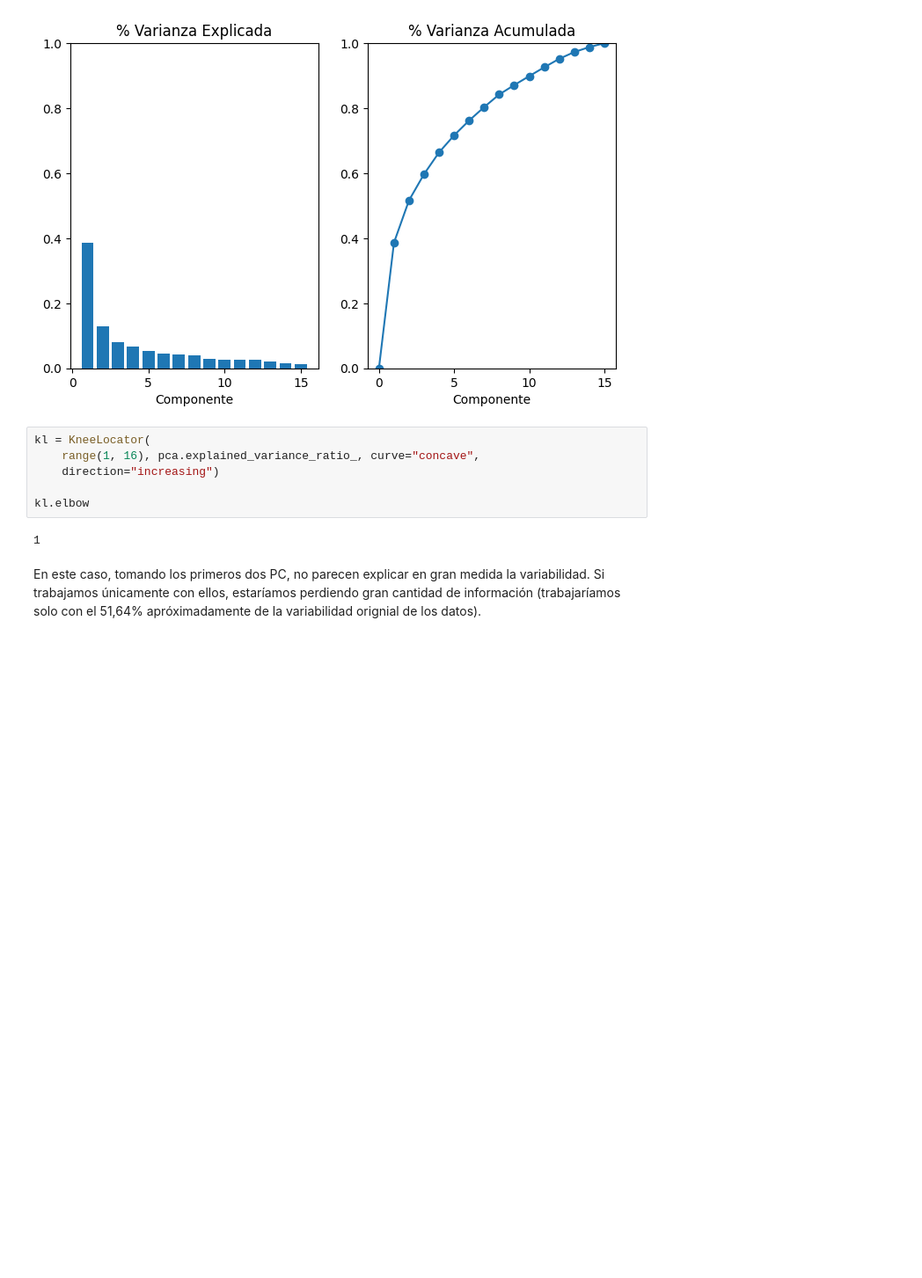
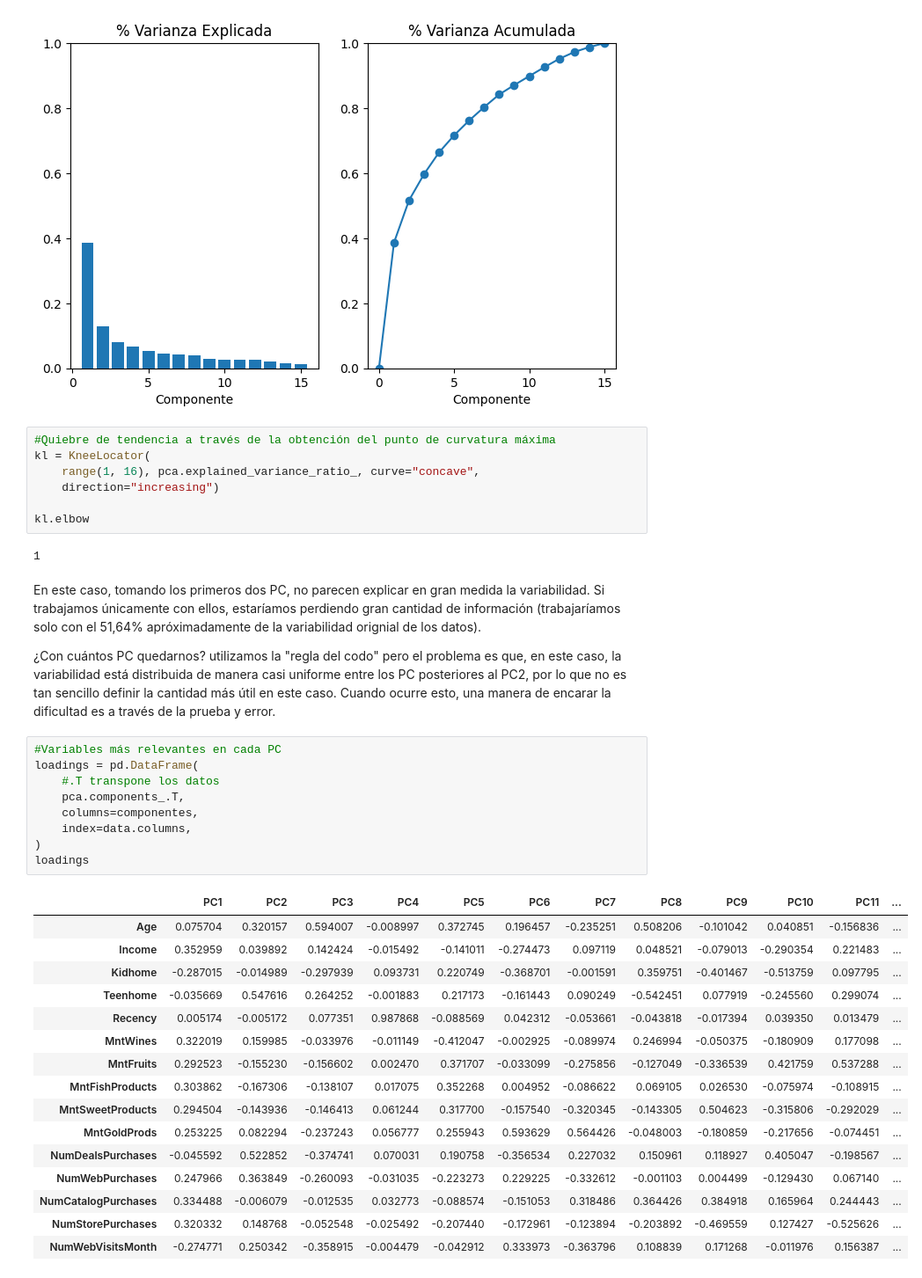
Before and after one commit to DanielIramain/aa-customer-personality-analysis, a Jupyter notebook: IRAMAIN_DANIEL_TP_MANS_2023.ipynb, the cells around one changed output. Shown at 88% size. Saved outputs shown, nothing was run; the diff lists cells and outputs as text; blank space fills up the shorter version.

Commit message:
Loadings

```diff
--- a/IRAMAIN_DANIEL_TP_MANS_2023.ipynb
+++ b/IRAMAIN_DANIEL_TP_MANS_2023.ipynb
@@ -434,6 +431,7 @@ array([<Axes: title={'center': '% Varianza Explicada'}, xlabel='Componente'>,
       dtype=object)
 [figure]
 # %%
+#Quiebre de tendencia a través de la obtención del punto de curvatura máxima
 kl = KneeLocator(
     range(1, 16), pca.explained_variance_ratio_, curve="concave",
     direction="increasing")
@@ -443,6 +441,34 @@ kl.elbow
 1
 # %% [markdown]
 En este caso, tomando los primeros dos PC, no parecen explicar en gran medida la variabilidad. Si trabajamos únicamente con ellos, estaríamos perdiendo gran cantidad de información (trabajaríamos solo con el 51,64% apróximadamente de la variabilidad orignial de los datos).
+
+¿Con cuántos PC quedarnos? utilizamos la "regla del codo" pero el problema es que, en este caso, la variabilidad está distribuida de manera casi uniforme entre los PC posteriores al PC2, por lo que no es tan sencillo definir la cantidad más útil en este caso. Cuando ocurre esto, una manera de encarar la dificultad es a través de la prueba y error.
+# %%
+#Variables más relevantes en cada PC
+loadings = pd.DataFrame(
+    #.T transpone los datos
+    pca.components_.T,
+    columns=componentes,
+    index=data.columns,
+)
+loadings
+# %% [output]
+|  | PC1 | PC2 | PC3 | PC4 | PC5 | PC6 | PC7 | PC8 | PC9 | PC10 | PC11 | ... |
+| Age | 0.075704 | 0.320157 | 0.594007 | -0.008997 | 0.372745 | 0.196457 | -0.235251 | 0.508206 | -0.101042 | 0.040851 | -0.156836 | ... |
+| Income | 0.352959 | 0.039892 | 0.142424 | -0.015492 | -0.141011 | -0.274473 | 0.097119 | 0.048521 | -0.079013 | -0.290354 | 0.221483 | ... |
+| Kidhome | -0.287015 | -0.014989 | -0.297939 | 0.093731 | 0.220749 | -0.368701 | -0.001591 | 0.359751 | -0.401467 | -0.513759 | 0.097795 | ... |
+| Teenhome | -0.035669 | 0.547616 | 0.264252 | -0.001883 | 0.217173 | -0.161443 | 0.090249 | -0.542451 | 0.077919 | -0.245560 | 0.299074 | ... |
+| Recency | 0.005174 | -0.005172 | 0.077351 | 0.987868 | -0.088569 | 0.042312 | -0.053661 | -0.043818 | -0.017394 | 0.039350 | 0.013479 | ... |
+| MntWines | 0.322019 | 0.159985 | -0.033976 | -0.011149 | -0.412047 | -0.002925 | -0.089974 | 0.246994 | -0.050375 | -0.180909 | 0.177098 | ... |
+| MntFruits | 0.292523 | -0.155230 | -0.156602 | 0.002470 | 0.371707 | -0.033099 | -0.275856 | -0.127049 | -0.336539 | 0.421759 | 0.537288 | ... |
+| MntFishProducts | 0.303862 | -0.167306 | -0.138107 | 0.017075 | 0.352268 | 0.004952 | -0.086622 | 0.069105 | 0.026530 | -0.075974 | -0.108915 | ... |
+| MntSweetProducts | 0.294504 | -0.143936 | -0.146413 | 0.061244 | 0.317700 | -0.157540 | -0.320345 | -0.143305 | 0.504623 | -0.315806 | -0.292029 | ... |
+| MntGoldProds | 0.253225 | 0.082294 | -0.237243 | 0.056777 | 0.255943 | 0.593629 | 0.564426 | -0.048003 | -0.180859 | -0.217656 | -0.074451 | ... |
+| NumDealsPurchases | -0.045592 | 0.522852 | -0.374741 | 0.070031 | 0.190758 | -0.356534 | 0.227032 | 0.150961 | 0.118927 | 0.405047 | -0.198567 | ... |
+| NumWebPurchases | 0.247966 | 0.363849 | -0.260093 | -0.031035 | -0.223273 | 0.229225 | -0.332612 | -0.001103 | 0.004499 | -0.129430 | 0.067140 | ... |
+| NumCatalogPurchases | 0.334488 | -0.006079 | -0.012535 | 0.032773 | -0.088574 | -0.151053 | 0.318486 | 0.364426 | 0.384918 | 0.165964 | 0.244443 | ... |
+| NumStorePurchases | 0.320332 | 0.148768 | -0.052548 | -0.025492 | -0.207440 | -0.172961 | -0.123894 | -0.203892 | -0.469559 | 0.127427 | -0.525626 | ... |
+| NumWebVisitsMonth | -0.274771 | 0.250342 | -0.358915 | -0.004479 | -0.042912 | 0.333973 | -0.363796 | 0.108839 | 0.171268 | -0.011976 | 0.156387 | ... |
 # %% [markdown]
 ## ZONA CLUSTERING
 
```
Also changed, not shown: parts of 8 cells of this notebook.
